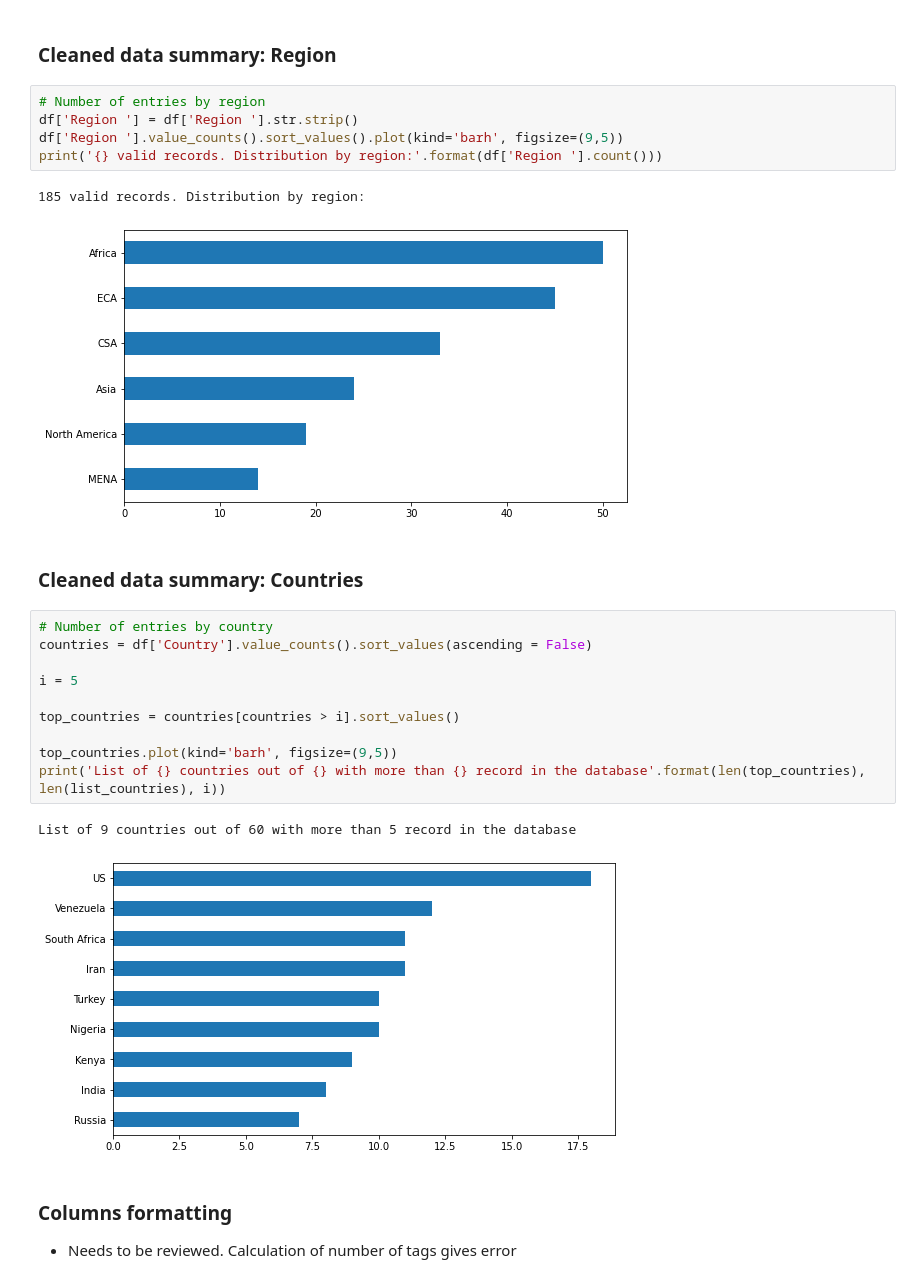
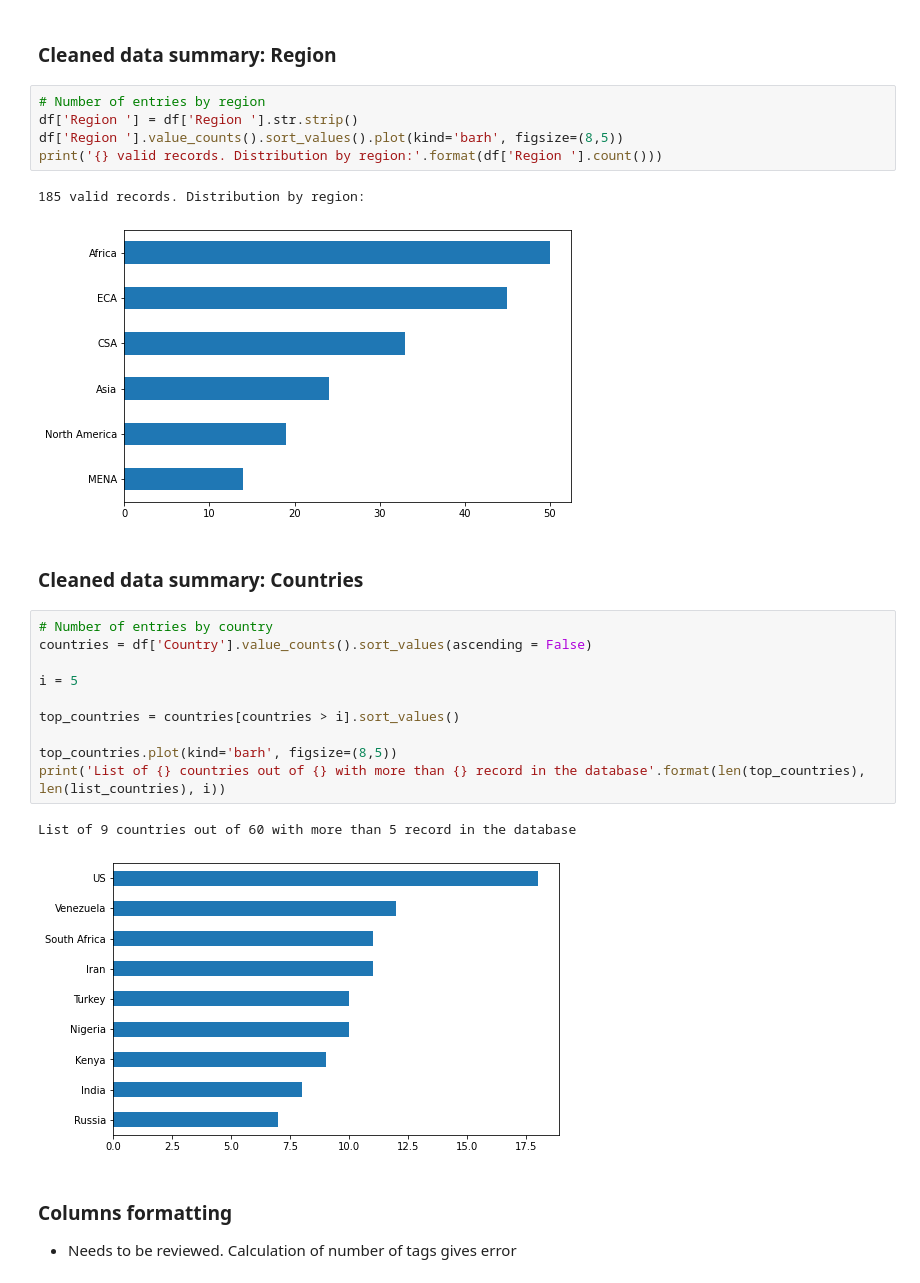
Before and after one commit to cmdelaserna/coronavirus, a Jupyter notebook: notebooks/Coronavirus Tracker analysis.ipynb, the cells around one changed output. Cells and saved outputs as stored; diff of their text form.

Commit message:
changed size of graphics to a smaller size

```diff
--- a/notebooks/Coronavirus Tracker analysis.ipynb
+++ b/notebooks/Coronavirus Tracker analysis.ipynb
@@ -118,11 +118,11 @@ print(df['Country'].sort_values().unique())
 # %%
 # Number of entries by region
 df['Region '] = df['Region '].str.strip()
-df['Region '].value_counts().sort_values().plot(kind='barh', figsize=(9,5))
+df['Region '].value_counts().sort_values().plot(kind='barh', figsize=(8,5))
 print('{} valid records. Distribution by region:'.format(df['Region '].count()))
 # %% [output]
 185 valid records. Distribution by region:
-[figure, old version]
+[figure, new version]
 # %% [markdown]
 ### Cleaned data summary: Countries
 # %%
@@ -133,11 +133,11 @@ i = 5
 
 top_countries = countries[countries > i].sort_values()
 
-top_countries.plot(kind='barh', figsize=(9,5))
+top_countries.plot(kind='barh', figsize=(8,5))
 print('List of {} countries out of {} with more than {} record in the database'.format(len(top_countries), len(list_countries), i))
 # %% [output]
 List of 9 countries out of 60 with more than 5 record in the database
-[figure, old version]
+[figure, new version]
 # %% [markdown]
 ### Columns formatting
 - Needs to be reviewed. Calculation of number of tags gives error
```
Also changed, not shown: parts of 18 cells of this notebook.
